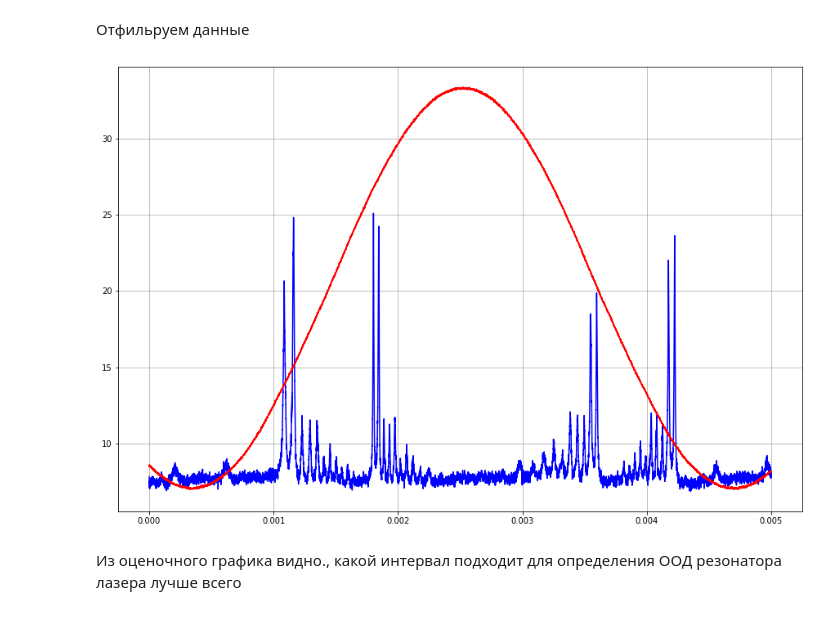
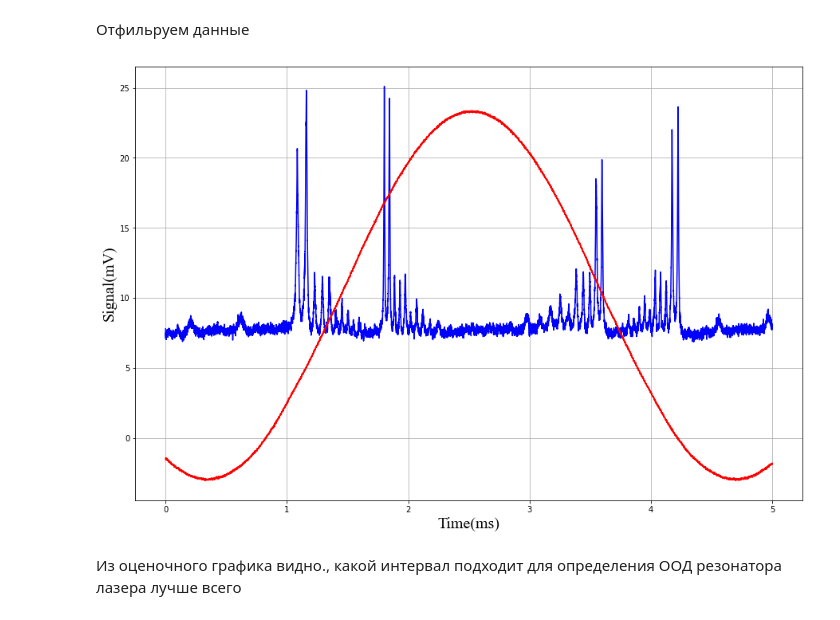
Before and after one commit to starosta39/laboratory_work, a Jupyter notebook: open_optical_resonator/Open_optical_resonator.ipynb, the cells around one changed output. Saved outputs shown, nothing was run; the diff lists cells and outputs as text; code cells hidden in the pictures.

Commit message:
Got all graphs

```diff
--- a/open_optical_resonator/Open_optical_resonator.ipynb
+++ b/open_optical_resonator/Open_optical_resonator.ipynb
@@ -137,14 +152,21 @@ ax.grid()
 # %%
 signal_oor_dfreq_filtred = savgol_filter(signal_oor_dfreq, 99, 3)
 signal_gen_dfreq_filtred = savgol_filter(signal_gen_dfreq, 99, 3)
+# %%
+time_coef = 1e+3
+ampl_coef = 1e+3
 # %%
+#общий график
 fig = plt.figure(figsize=(15, 10))
 ax = fig.add_subplot(1,1,1)
-ax.plot(time_dfreq, signal_oor_dfreq_filtred*1000, c = 'blue')
-ax.plot(time_dfreq, signal_gen_dfreq_filtred + 20, c = 'r')
+ax.plot(time_dfreq * time_coef, signal_oor_dfreq_filtred*ampl_coef, c = 'blue')
+ax.plot(time_dfreq * time_coef, signal_gen_dfreq_filtred + 10, c = 'r')
 ax.grid()
+ax.set_xlabel('Time(ms)',{'fontname':'Times New Roman'},fontweight='light',color='k', fontsize=20)
+ax.set_ylabel("Signal(mV)",{'fontname':'Times New Roman'},fontweight='light',color='k', fontsize=20)
+plt.savefig(save_path + "\\" + "full_graph_of_doble_freq_generation.jpg")
 # %% [output]
-[figure, old version]
+[figure, new version]
 # %% [markdown]
 Из оценочного графика видно., какой интервал подходит для определения ООД резонатора лазера лучше всего
 # %%
```
Also changed, not shown: parts of 72 cells of this notebook, 8 other files.
